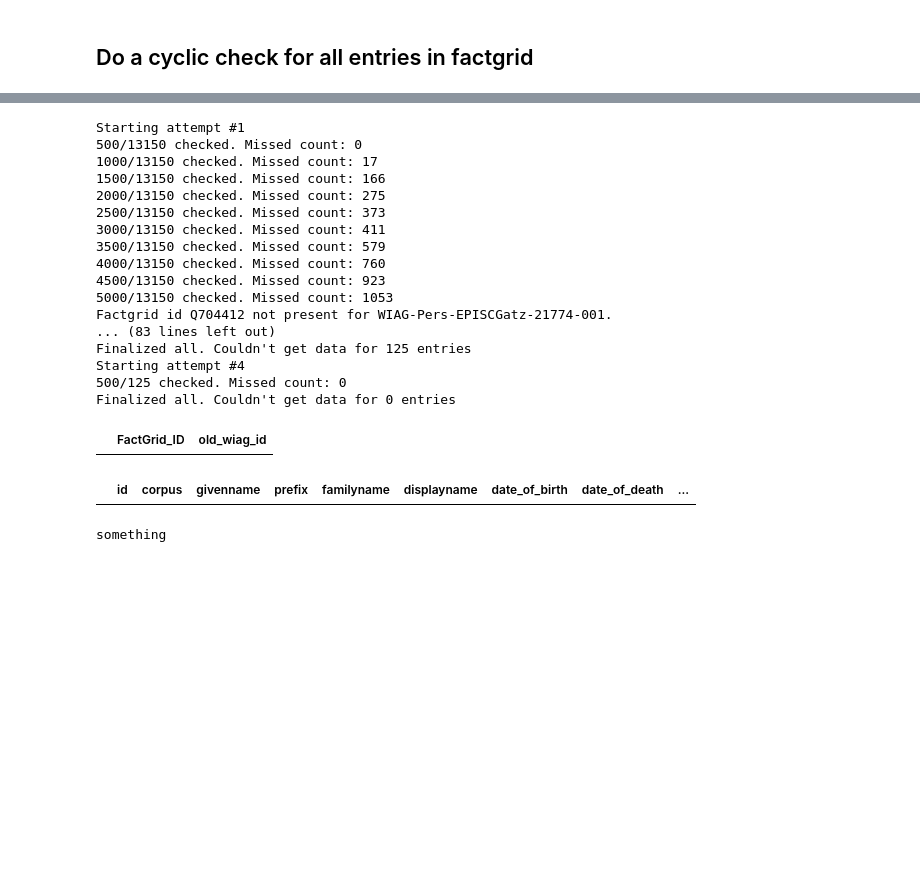
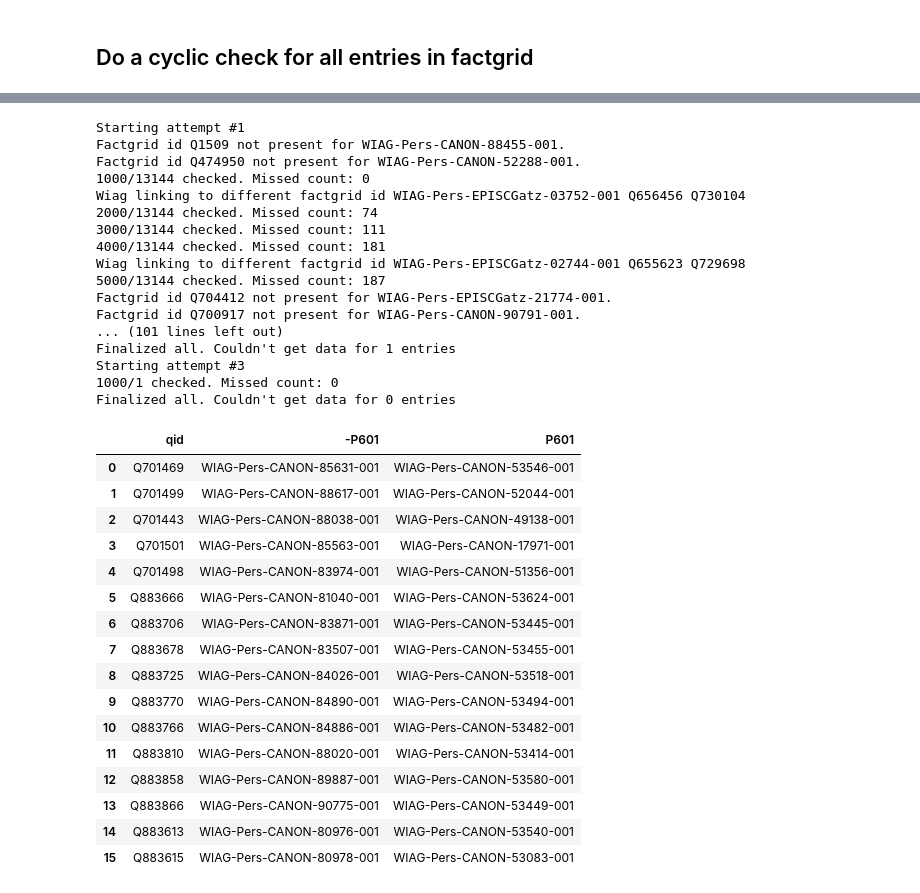
Before and after one commit to WIAG-ADW-GOE/WIAGweb2, a Jupyter notebook: notebooks/sync_notebooks/factgrid_recon.ipynb, the cells around one changed output, grey strips where cells are left out. Drawn from its saved outputs; the diff is of its cells as text; code cells hidden in the pictures; blank space fills up the shorter version.

Commit message:
fix: include cyclic data to fg export

```diff
--- a/notebooks/sync_notebooks/factgrid_recon.ipynb
+++ b/notebooks/sync_notebooks/factgrid_recon.ipynb
@@ -143,5 +146,6 @@ wiag_ids_df
 # %%
 missed = []
+new_entries = []
 async def get(old_wiag_id, fg_id, session):
     global missed
     wiag_id = old_wiag_id
@@ -156,7 +160,13 @@ async def get(old_wiag_id, fg_id, session):
         ending_str = ''
         if wiag_id != old_wiag_id:
             ending_str = '(' + wiag_id + ')'
-        print(f"Factgrid id {fg_id} not present for {old_wiag_id}{ending_str}.")
+            new_entries.append({
+                "qid": fg_id,
+                "-P601": old_wiag_id,
+                "P601": wiag_id,
+            })
+        else:
+            print(f"Factgrid id {fg_id} not present for {old_wiag_id}{ending_str}.")
     except aiohttp.client_exceptions.ContentTypeError as e:
         missed.append([old_wiag_id, fg_id])
     except Exception as e:
@@ -166,7 +176,7 @@ async def get(old_wiag_id, fg_id, session):
 
 async def main(urls):
     async with aiohttp.ClientSession() as session:
-        chunk_size = 500
+        chunk_size = 1_000
         for i in range(0, len(urls), chunk_size):
             try:
                 await asyncio.gather(*(get(*url, session) for url in urls[i:i+chunk_size]))
@@ -189,19 +201,19 @@ while missed:
     await main(missed_copy)
 # %% [output]
 Starting attempt #1
-500/13150 checked. Missed count: 0
-1000/13150 checked. Missed count: 17
-1500/13150 checked. Missed count: 166
-2000/13150 checked. Missed count: 275
-2500/13150 checked. Missed count: 373
-3000/13150 checked. Missed count: 411
-3500/13150 checked. Missed count: 579
-4000/13150 checked. Missed count: 760
-4500/13150 checked. Missed count: 923
-5000/13150 checked. Missed count: 1053
+Factgrid id Q1509 not present for WIAG-Pers-CANON-88455-001.
+Factgrid id Q474950 not present for WIAG-Pers-CANON-52288-001.
+1000/13144 checked. Missed count: 0
+Wiag linking to different factgrid id WIAG-Pers-EPISCGatz-03752-001 Q656456 Q730104
+2000/13144 checked. Missed count: 74
+3000/13144 checked. Missed count: 111
+4000/13144 checked. Missed count: 181
+Wiag linking to different factgrid id WIAG-Pers-EPISCGatz-02744-001 Q655623 Q729698
+5000/13144 checked. Missed count: 187
 Factgrid id Q704412 not present for WIAG-Pers-EPISCGatz-21774-001.
-... (83 lines left out)
-Finalized all. Couldn't get data for 125 entries
-Starting attempt #4
-500/125 checked. Missed count: 0
+Factgrid id Q700917 not present for WIAG-Pers-CANON-90791-001.
+... (101 lines left out)
+Finalized all. Couldn't get data for 1 entries
+Starting attempt #3
+1000/1 checked. Missed count: 0
 Finalized all. Couldn't get data for 0 entries
@@ -218,15 +220,21 @@ Finalized all. Couldn't get data for 0 entries
-# %%
-wiag_ids_df[wiag_ids_df['old_wiag_id'] == 'WIAG-Pers-CANON-89270-001']
-# %% [output]
-|  | FactGrid_ID | old_wiag_id |
-# %%
-persons_df[persons_df['id'] == 'WIAG-Pers-CANON-89270-001']
-# %% [output]
-|  | id | corpus | givenname | prefix | familyname | displayname | date_of_birth | date_of_death | ... |
-# %%
-if [1]:
-    print("something")
-else:
-    print("nothing")
-# %% [output]
-something
+# %%
+new_df = pd.DataFrame(new_entries)
+new_df
+# %% [output]
+|  | qid | -P601 | P601 |
+| 0 | Q701469 | WIAG-Pers-CANON-85631-001 | WIAG-Pers-CANON-53546-001 |
+| 1 | Q701499 | WIAG-Pers-CANON-88617-001 | WIAG-Pers-CANON-52044-001 |
+| 2 | Q701443 | WIAG-Pers-CANON-88038-001 | WIAG-Pers-CANON-49138-001 |
+| 3 | Q701501 | WIAG-Pers-CANON-85563-001 | WIAG-Pers-CANON-17971-001 |
+| 4 | Q701498 | WIAG-Pers-CANON-83974-001 | WIAG-Pers-CANON-51356-001 |
+| 5 | Q883666 | WIAG-Pers-CANON-81040-001 | WIAG-Pers-CANON-53624-001 |
+| 6 | Q883706 | WIAG-Pers-CANON-83871-001 | WIAG-Pers-CANON-53445-001 |
+| 7 | Q883678 | WIAG-Pers-CANON-83507-001 | WIAG-Pers-CANON-53455-001 |
+| 8 | Q883725 | WIAG-Pers-CANON-84026-001 | WIAG-Pers-CANON-53518-001 |
+| 9 | Q883770 | WIAG-Pers-CANON-84890-001 | WIAG-Pers-CANON-53494-001 |
+| 10 | Q883766 | WIAG-Pers-CANON-84886-001 | WIAG-Pers-CANON-53482-001 |
+| 11 | Q883810 | WIAG-Pers-CANON-88020-001 | WIAG-Pers-CANON-53414-001 |
+| 12 | Q883858 | WIAG-Pers-CANON-89887-001 | WIAG-Pers-CANON-53580-001 |
+| 13 | Q883866 | WIAG-Pers-CANON-90775-001 | WIAG-Pers-CANON-53449-001 |
+| 14 | Q883613 | WIAG-Pers-CANON-80976-001 | WIAG-Pers-CANON-53540-001 |
+| 15 | Q883615 | WIAG-Pers-CANON-80978-001 | WIAG-Pers-CANON-53083-001 |
```
Also changed, not shown: parts of 14 cells of this notebook.
